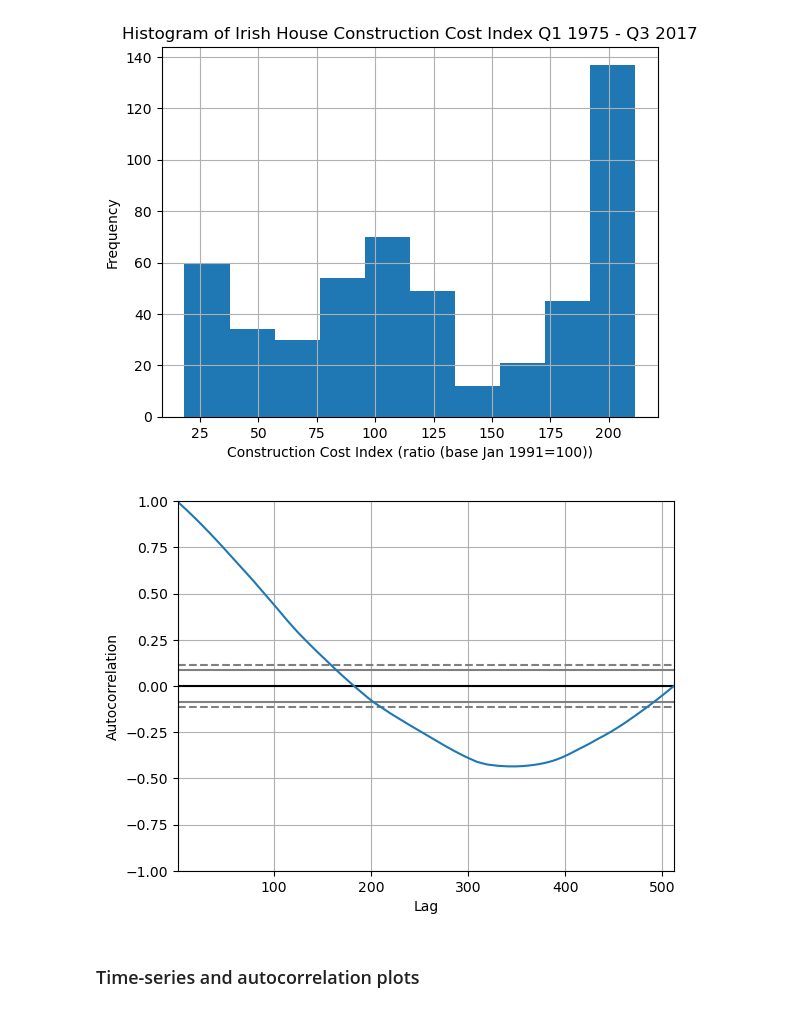
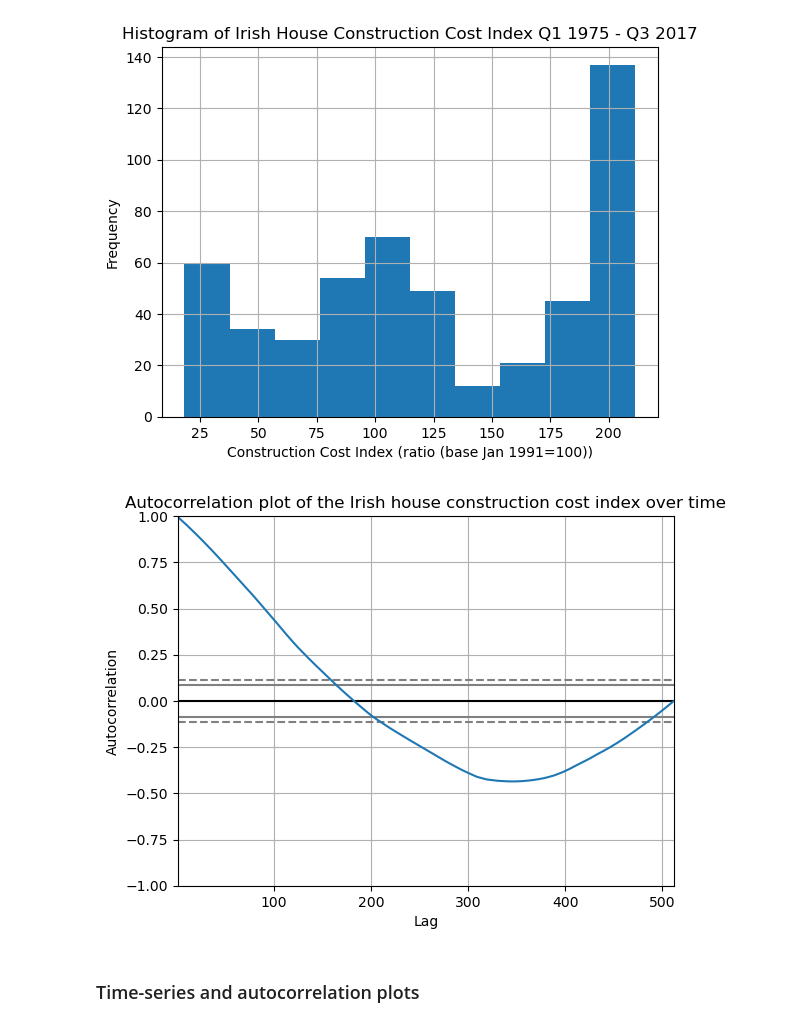
Before and after one commit to coharaCNJ/M.Sc.-Data-Analytics-Semester-1-CA1, a Jupyter notebook: 2_Statistical_analysis_and_forecasting_and_dashboard.ipynb, the cells around one changed output. Cells and saved outputs as stored; diff of their text form; code cells hidden in the pictures.

```diff
--- a/Statistical_analysis_and_forecasting_and_dashboard.ipynb
+++ b/2_Statistical_analysis_and_forecasting_and_dashboard.ipynb
@@ -146,9 +148,10 @@ plt.show()
 [figure]
 # %%
 autocorrelation_plot(irish_costs["House Construction Cost Index"])
+plt.title("Autocorrelation plot of the Irish house construction cost index over time")
 plt.show()
 # %% [output]
-[figure, old version]
+[figure, new version]
 # %% [markdown]
 ### Time-series and autocorrelation plots
 # %%
```
Also changed, not shown: parts of 29 cells of this notebook, 2 other files.
